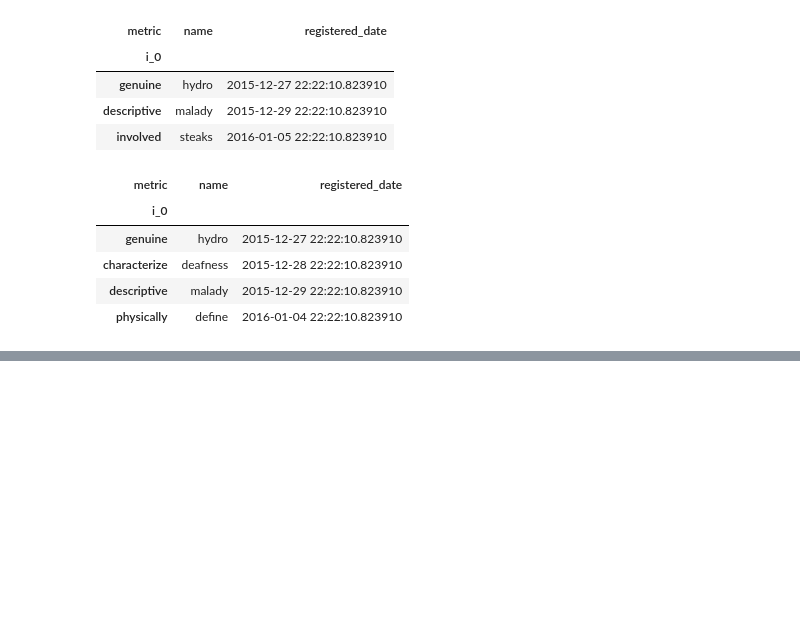
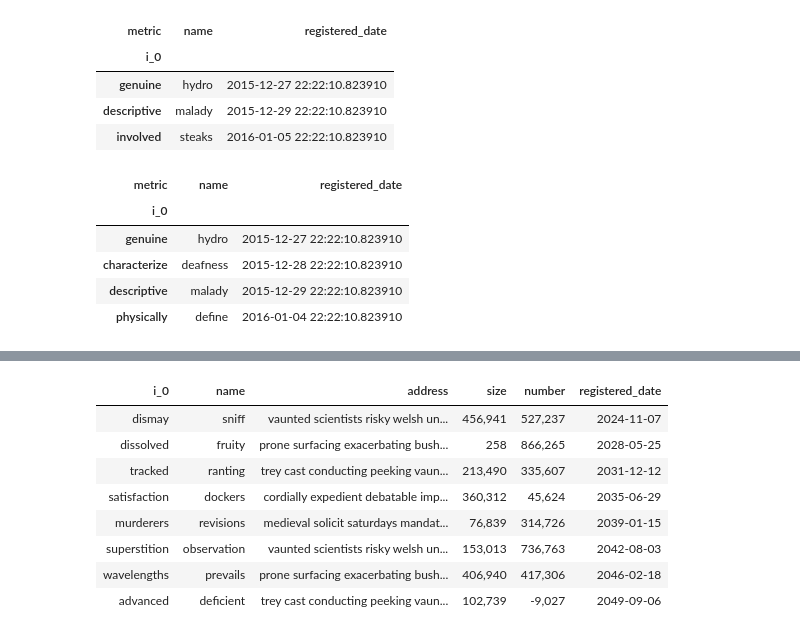
Before and after one commit to mynl/querexfuzz_project, a Jupyter notebook: example.ipynb, the cells around one changed output, grey strips where cells are left out. Drawn from its saved outputs; the diff is of its cells as text; code cells hidden in the pictures; blank space fills up the shorter version.

Commit message:
flexible config **kwargs; grammar tweaks; attach tweaks

```diff
--- a/example.ipynb
+++ b/example.ipynb
@@ -399,0 +554,6 @@ testdf.querexfuzz(' ! ^[hdm] ')
+# %%
+testdf = quick_fab(rows=10000, data_spec='ss20fid',
+                   # metric_name_spec='s3'*5,
+                   metric_name_spec=['name', 'address', 'size', 'number', 'registered_date']
+                  )
+fGT(testdf.head())
@@ -399,0 +567,3 @@ testdf.querexfuzz(' ! ^[hdm] ')
+# %%
+q = Querexfuzz('config.yaml')
+q.config
@@ -399,0 +572,3 @@ testdf.querexfuzz(' ! ^[hdm] ')
+# %%
+testdf = q.attach_to(testdf)
+testdf.head()
@@ -399,0 +583,12 @@ testdf.querexfuzz(' ! ^[hdm] ')
+# %%
+fGT(testdf.loc[testdf.querexfuzz('address ~ \\brisky\\b').index])
+# %% [output]
+| i_0 | name | address | size | number | registered_date |
+| dismay | sniff | vaunted scientists risky welsh un... | 456,941 | 527,237 | 2024-11-07 |
+| dissolved | fruity | prone surfacing exacerbating bush... | 258 | 866,265 | 2028-05-25 |
+| tracked | ranting | trey cast conducting peeking vaun... | 213,490 | 335,607 | 2031-12-12 |
+| satisfaction | dockers | cordially expedient debatable imp... | 360,312 | 45,624 | 2035-06-29 |
+| murderers | revisions | medieval solicit saturdays mandat... | 76,839 | 314,726 | 2039-01-15 |
+| superstition | observation | vaunted scientists risky welsh un... | 153,013 | 736,763 | 2042-08-03 |
+| wavelengths | prevails | prone surfacing exacerbating bush... | 406,940 | 417,306 | 2046-02-18 |
+| advanced | deficient | trey cast conducting peeking vaun... | 102,739 | -9,027 | 2049-09-06 |
```
Also changed, not shown: parts of 23 cells of this notebook, 18 other files.
